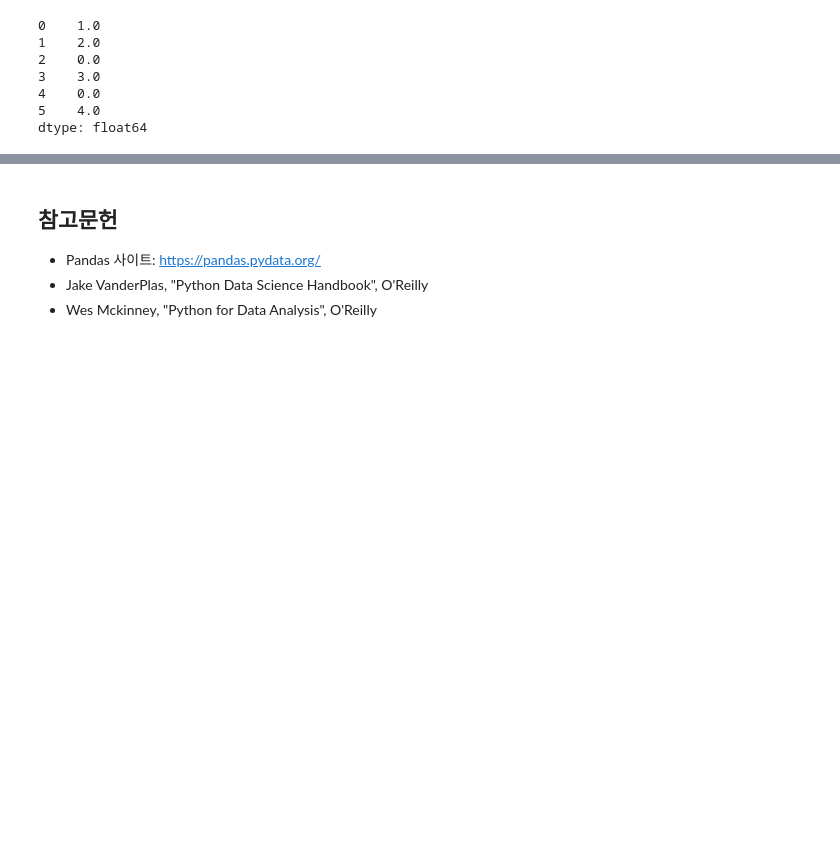
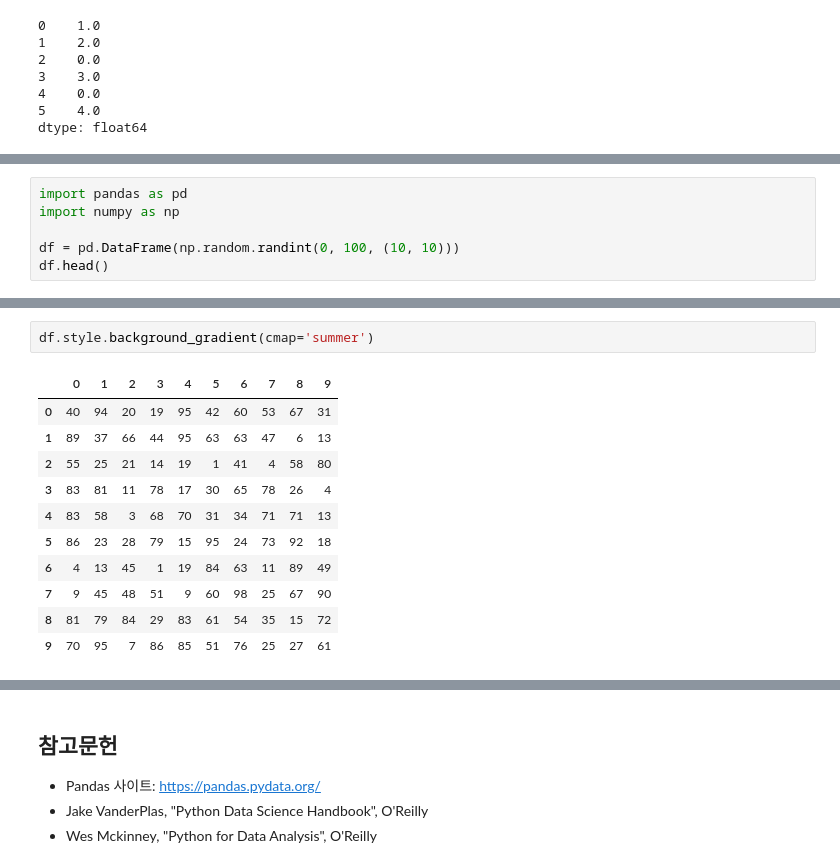
Before and after one commit to whattSUPkim/Data-Science, a Jupyter notebook: Data Analysis/Pandas_exercise.ipynb, the cells around one changed output, grey strips where cells are left out. Drawn from its saved outputs; the diff is of its cells as text; blank space fills up the shorter version.

Commit message:
Update: 재구조화, 간단한 히트맵
데이터프레임 재구조화(pivot_table을 이용한, crosstab) 정리

```diff
--- a/Data Analysis/Pandas_exercise.ipynb
+++ b/Data Analysis/Pandas_exercise.ipynb
@@ -2846,0 +2851,6 @@ dtype: float64
+# %%
+import pandas as pd
+import numpy as np
+
+df = pd.DataFrame(np.random.randint(0, 100, (10, 10)))
+df.head()
@@ -2846,0 +2864,14 @@ dtype: float64
+# %%
+df.style.background_gradient(cmap='summer')
+# %% [output]
+|  | 0 | 1 | 2 | 3 | 4 | 5 | 6 | 7 | 8 | 9 |
+| 0 | 40 | 94 | 20 | 19 | 95 | 42 | 60 | 53 | 67 | 31 |
+| 1 | 89 | 37 | 66 | 44 | 95 | 63 | 63 | 47 | 6 | 13 |
+| 2 | 55 | 25 | 21 | 14 | 19 | 1 | 41 | 4 | 58 | 80 |
+| 3 | 83 | 81 | 11 | 78 | 17 | 30 | 65 | 78 | 26 | 4 |
+| 4 | 83 | 58 | 3 | 68 | 70 | 31 | 34 | 71 | 71 | 13 |
+| 5 | 86 | 23 | 28 | 79 | 15 | 95 | 24 | 73 | 92 | 18 |
+| 6 | 4 | 13 | 45 | 1 | 19 | 84 | 63 | 11 | 89 | 49 |
+| 7 | 9 | 45 | 48 | 51 | 9 | 60 | 98 | 25 | 67 | 90 |
+| 8 | 81 | 79 | 84 | 29 | 83 | 61 | 54 | 35 | 15 | 72 |
+| 9 | 70 | 95 | 7 | 86 | 85 | 51 | 76 | 25 | 27 | 61 |
```
Also changed, not shown: parts of 10 cells of this notebook.
